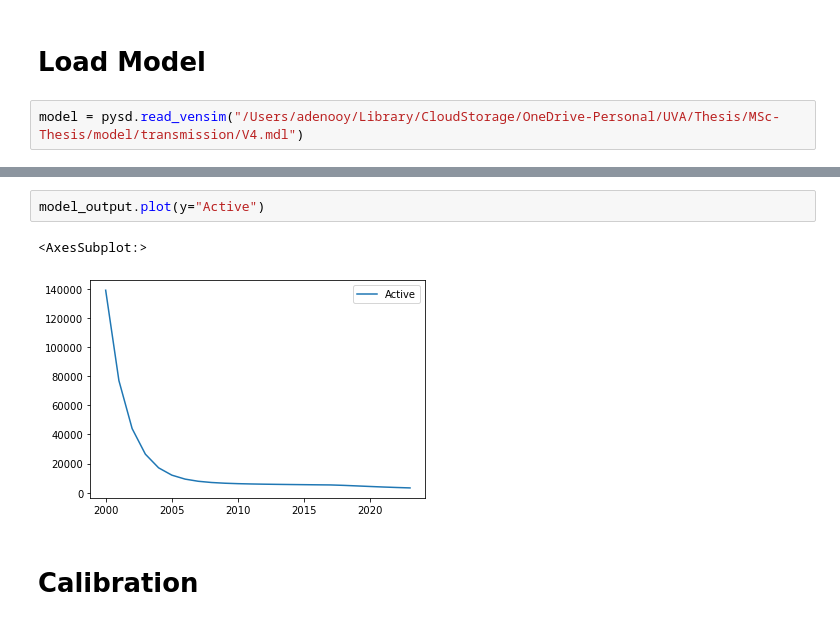
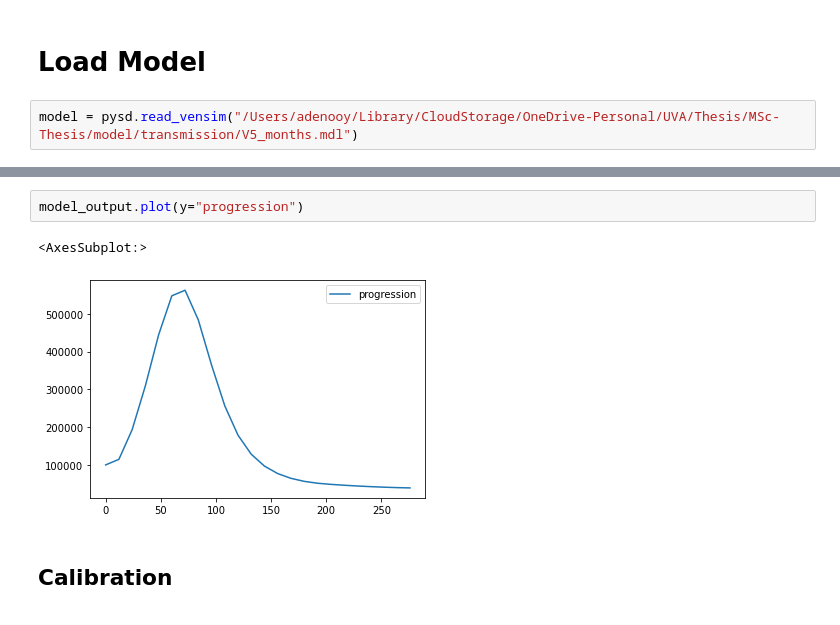
Before and after one commit to adenooy2/MSc-Thesis, a Jupyter notebook: model/transmission/Transmission Model Calibration.ipynb, the cells around one changed output, grey strips where cells are left out. Cells and saved outputs as stored; diff of their text form.

Commit message:
Initial working calibration

```diff
--- a/model/transmission/Transmission Model Calibration.ipynb
+++ b/model/transmission/Transmission Model Calibration.ipynb
@@ -33,6 +45,6 @@ Text(0.5, 1.0, 'Estimated Incident cases of TB')
 # %% [markdown]
 # Load Model
 # %%
-model = pysd.read_vensim("/Users/adenooy/Library/CloudStorage/OneDrive-Personal/UVA/Thesis/MSc-Thesis/model/transmission/V4.mdl")
+model = pysd.read_vensim("/Users/adenooy/Library/CloudStorage/OneDrive-Personal/UVA/Thesis/MSc-Thesis/model/transmission/V5_months.mdl")
 # %%
 model_output = model.run()
@@ -48,8 +71,8 @@ display(model_output.head(5))
 # %%
-model_output.plot(y="Active")
+model_output.plot(y="progression")
 # %% [output]
 <AxesSubplot:>
-[figure, old version]
+[figure, new version]
 # %% [markdown]
-# Calibration
+## Calibration
 # %%
```
Also changed, not shown: parts of 6 cells of this notebook, 18 other files.
